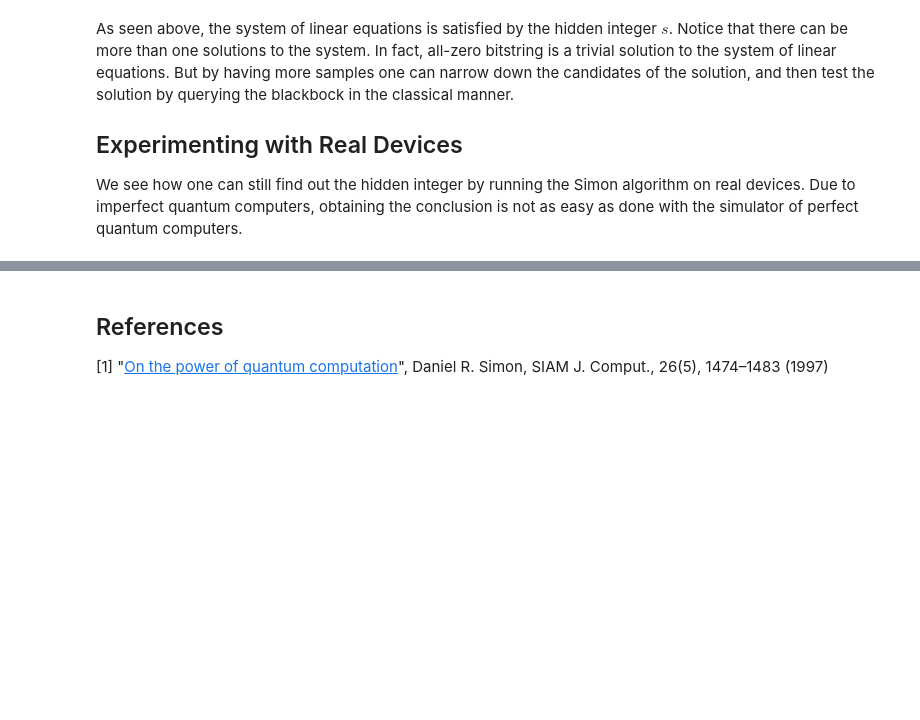
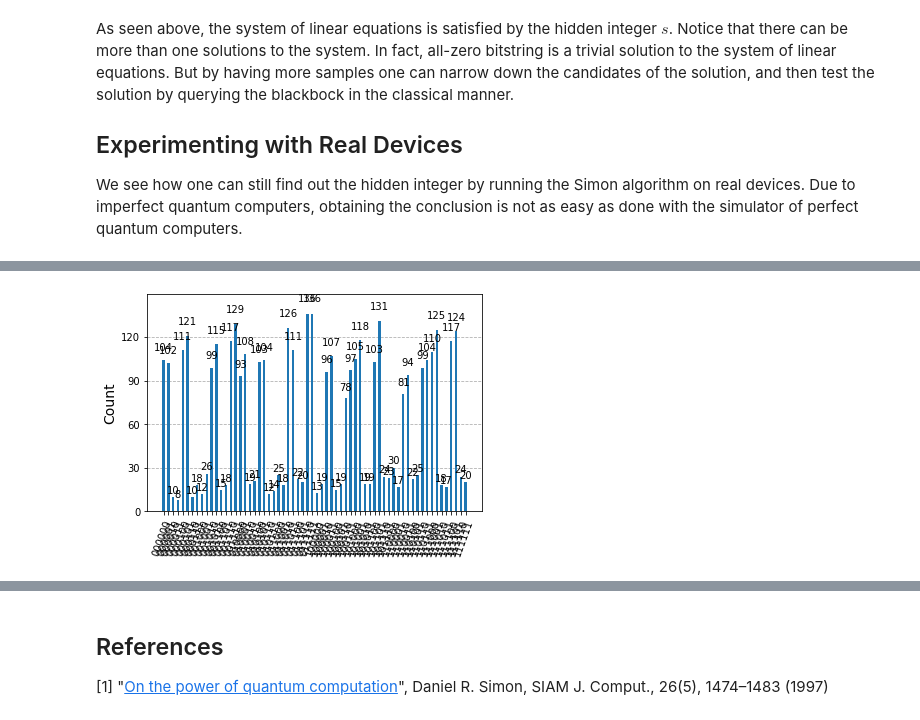
Before and after one commit to qiskit-community/qiskit-community-tutorials, a Jupyter notebook: algorithms/simon_algorithm.ipynb, the cells around one changed output, grey strips where cells are left out. Drawn from its saved outputs; the diff is of its cells as text; code cells hidden in the pictures; blank space fills up the shorter version.

```diff
--- a/algorithms/simon_algorithm.ipynb
+++ b/algorithms/simon_algorithm.ipynb
@@ -296,3 +293,12 @@ NameError: name 'job_exp' is not defined
+# %%
+from qiskit_ibm_runtime import QiskitRuntimeService
+
+service = QiskitRuntimeService(channel='ibm_quantum')
+job_result = job.result()
+counts = job_result[0].data.c0.get_counts()
+plot_histogram(counts)
+# %% [output]
+[figure, added]
 # %%
 # Post-processing step
 # Constructing the system of linear equations Y s = 0
```
Also changed, not shown: parts of 15 cells of this notebook.
